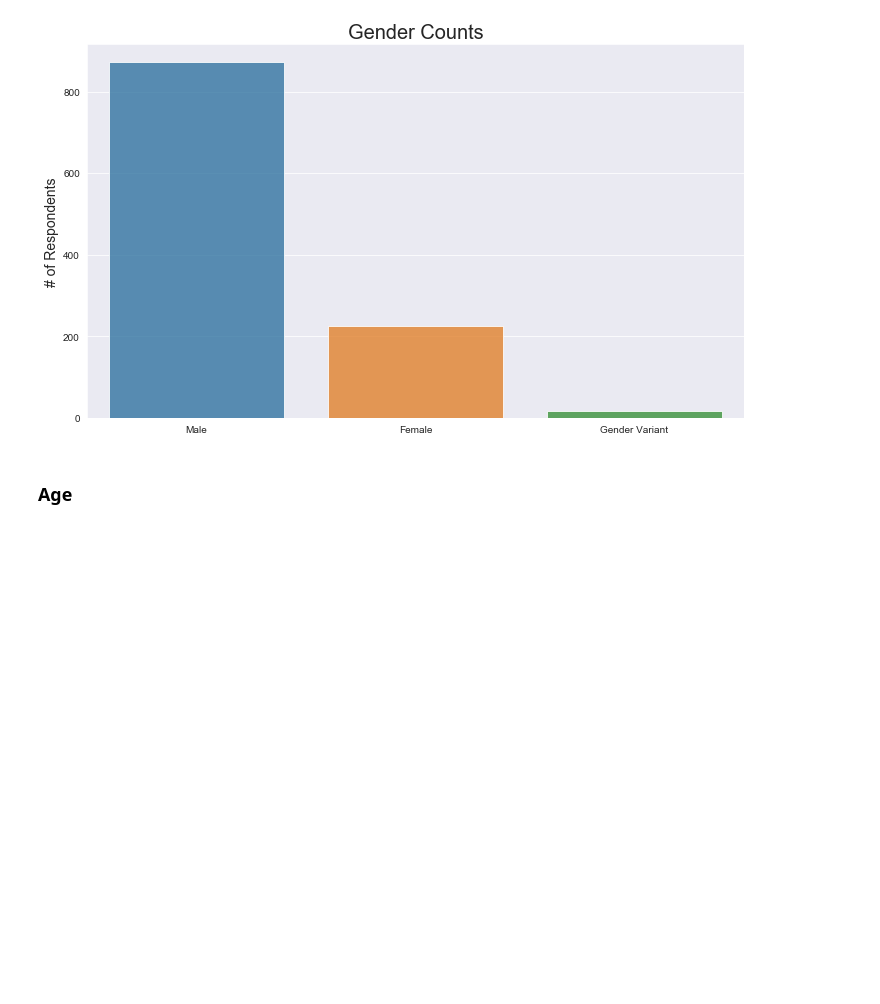
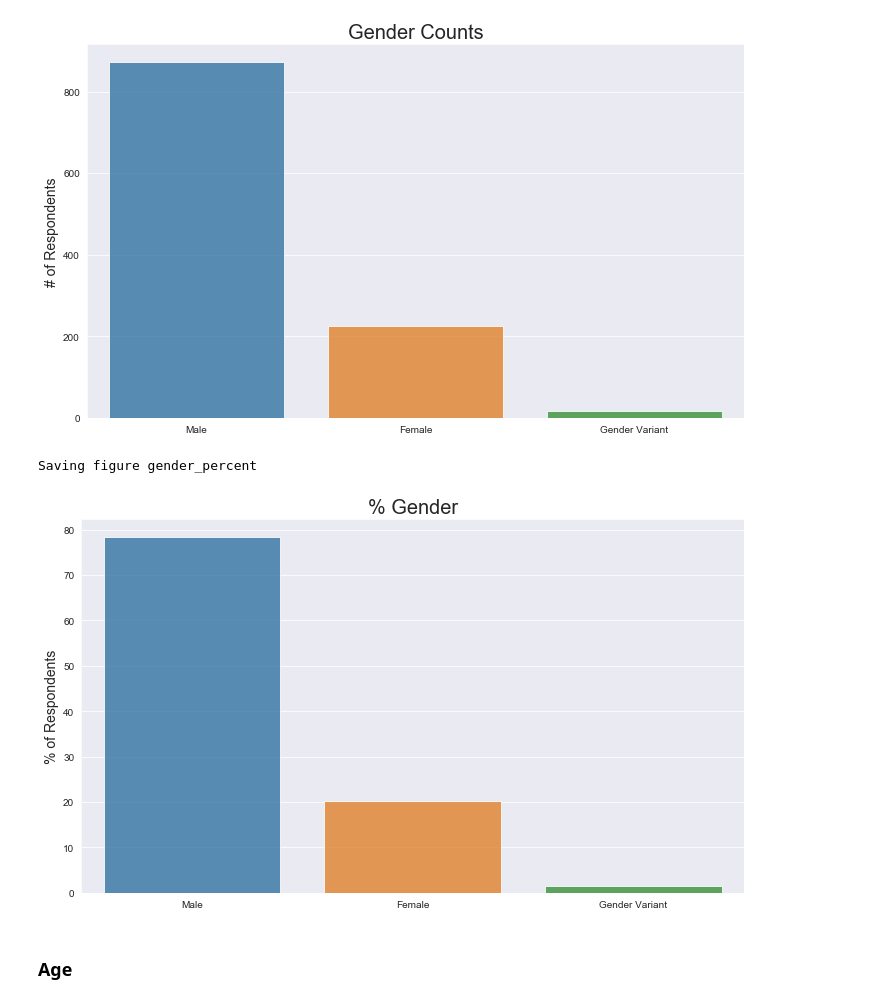
Before and after one commit to carlosiruiz/Mental_Health_Analysis-, a Jupyter notebook: justin_eda_notebook.ipynb, the cells around one changed output. Drawn from its saved outputs; the diff is of its cells as text; code cells hidden in the pictures; blank space fills up the shorter version.

```diff
--- a/justin_eda_notebook.ipynb
+++ b/justin_eda_notebook.ipynb
@@ -433,8 +468,21 @@ save_fig('gender_counts')
 # %% [output]
 Saving figure gender_counts
 [figure]
-# %%
-gender_val['value'] = sum(gender_val['value'])/len(gender_val[''])
+# %%
+# get percentage
+gender_val['value'] = round(gender_val['value']/sum(gender_val['value']) * 100,2)
+# %%
+# plot gender percentage
+plt.figure(figsize=(10,6))
+sns.barplot(x=gender_val['index'], y=gender_val['value'], alpha = .80)\
+    .set_xticklabels(['Male', 'Female', 'Gender Variant'])
+plt.title('% Gender', fontdict={'fontsize':20})
+plt.ylabel('% of Respondents', fontdict={'fontsize':14})
+plt.xlabel('')
+save_fig('gender_percent')
+# %% [output]
+Saving figure gender_percent
+[figure, added]
 # %% [markdown]
 ### Age
 # %%
```
Also changed, not shown: parts of 7 cells of this notebook, 1 other file.
